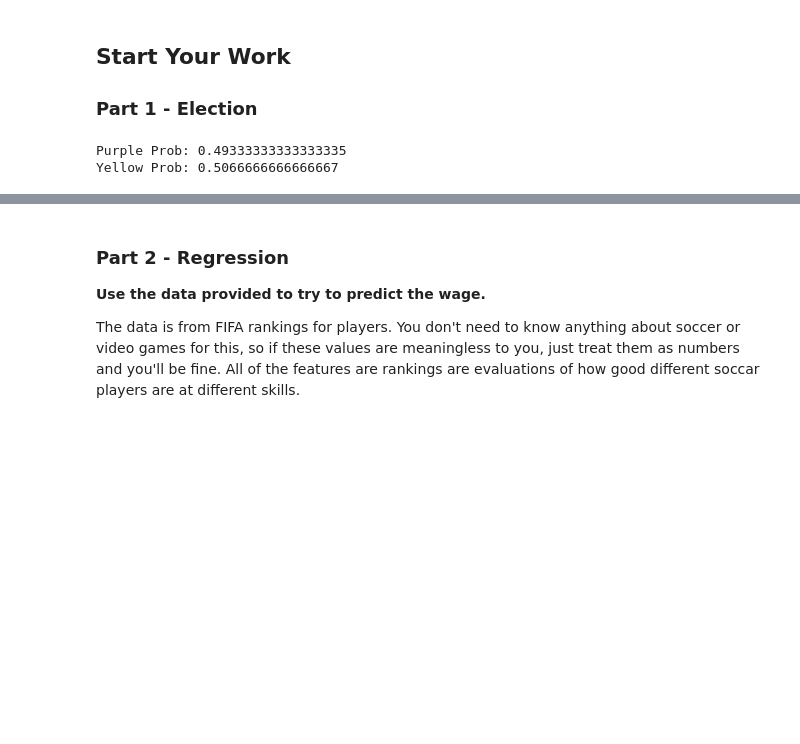
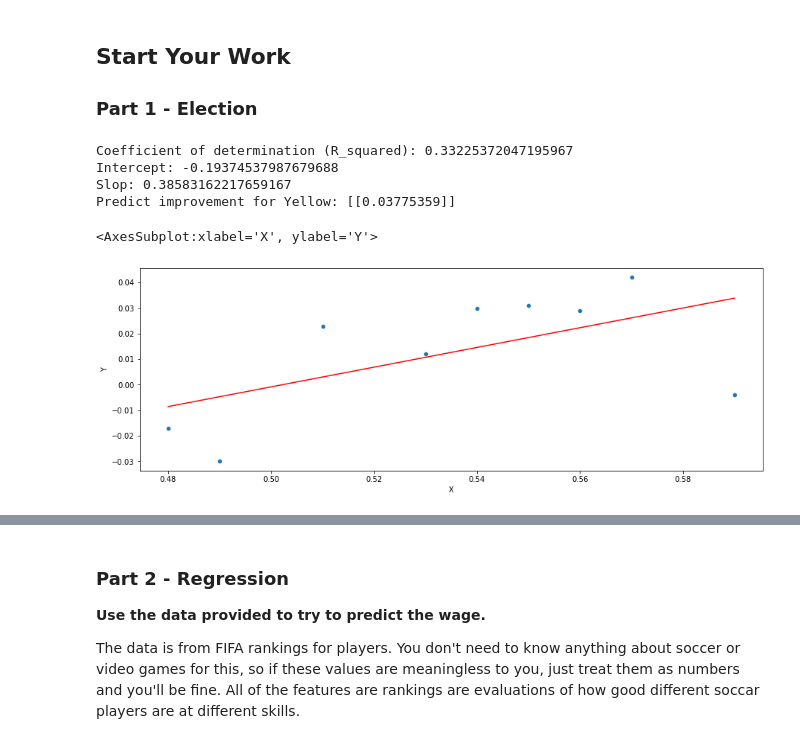
Before and after one commit to sijiahao-hub/DATA3450_Asn_3_Students, a Jupyter notebook: asn_3_1221_start.ipynb, the cells around one changed output, grey strips where cells are left out. Drawn from its saved outputs; the diff is of its cells as text; code cells hidden in the pictures; blank space fills up the shorter version.

```diff
--- a/asn_3_1221_start.ipynb
+++ b/asn_3_1221_start.ipynb
@@ -104,16 +97,34 @@ past_vote_table.head()
 ## Start Your Work
 
 ### Part 1 - Election
-# %%
-# Do some stuff
-# turnover = 60%
-# turnoverP + (turnoverP + 0.8%) = 60%
-# turnoverP = 29.6%
-# turnoverY = 30.4%
-probP = 0.296/0.6
-probY = 0.304/0.6
-print("Purple Prob:", probP)
-print("Yellow Prob:", probY)
-# %% [output]
-Purple Prob: 0.49333333333333335
-Yellow Prob: 0.5066666666666667
+# %%
+# Linear regression for Yellow improvement:
+
+x = np.array(past_vote_table["voter_turn_percentage"]).reshape(-1,1)
+y = np.array(past_vote_table["Yellow_improvement"]).reshape(-1,1)
+
+model = LinearRegression().fit(x,y)
+predictYellow = model.predict(np.array(0.60).reshape(-1,1))
+
+r_sq = model.score(x,y)
+print("Coefficient of determination (R_squared):", r_sq)
+print("Intercept:", model.intercept_[0])
+print("Slop:", model.coef_[0][0])
+print("Predict improvement for Yellow:", predictYellow)
+# %% [output]
+Coefficient of determination (R_squared): 0.33225372047195967
+Intercept: -0.19374537987679688
+Slop: 0.38583162217659167
+Predict improvement for Yellow: [[0.03775359]]
+# %%
+dat = pd.DataFrame(data=np.column_stack((x,y)), columns=["X", "Y"])
+sns.scatterplot(data=dat, x="X", y="Y")
+
+inter = model.intercept_[0]
+slo = model.coef_[0][0]
+inter, slo
+lineInf = thinkstats2.FitLine(dat["X"], inter, slo)
+sns.lineplot(x=lineInf[0], y=lineInf[1], color="red")
+# %% [output]
+<AxesSubplot:xlabel='X', ylabel='Y'>
+[figure, added]
```
Also changed, not shown: parts of 34 cells of this notebook.
